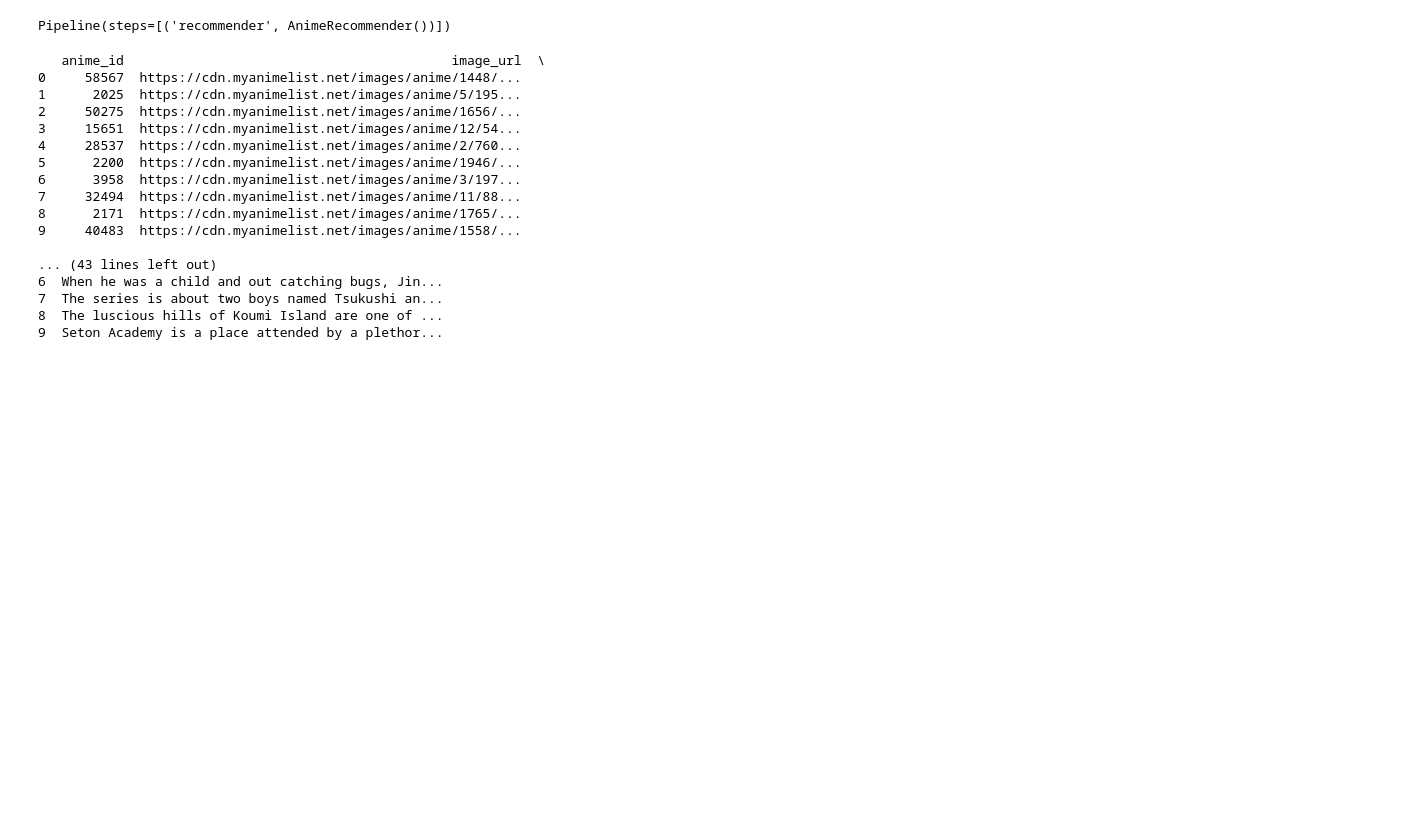
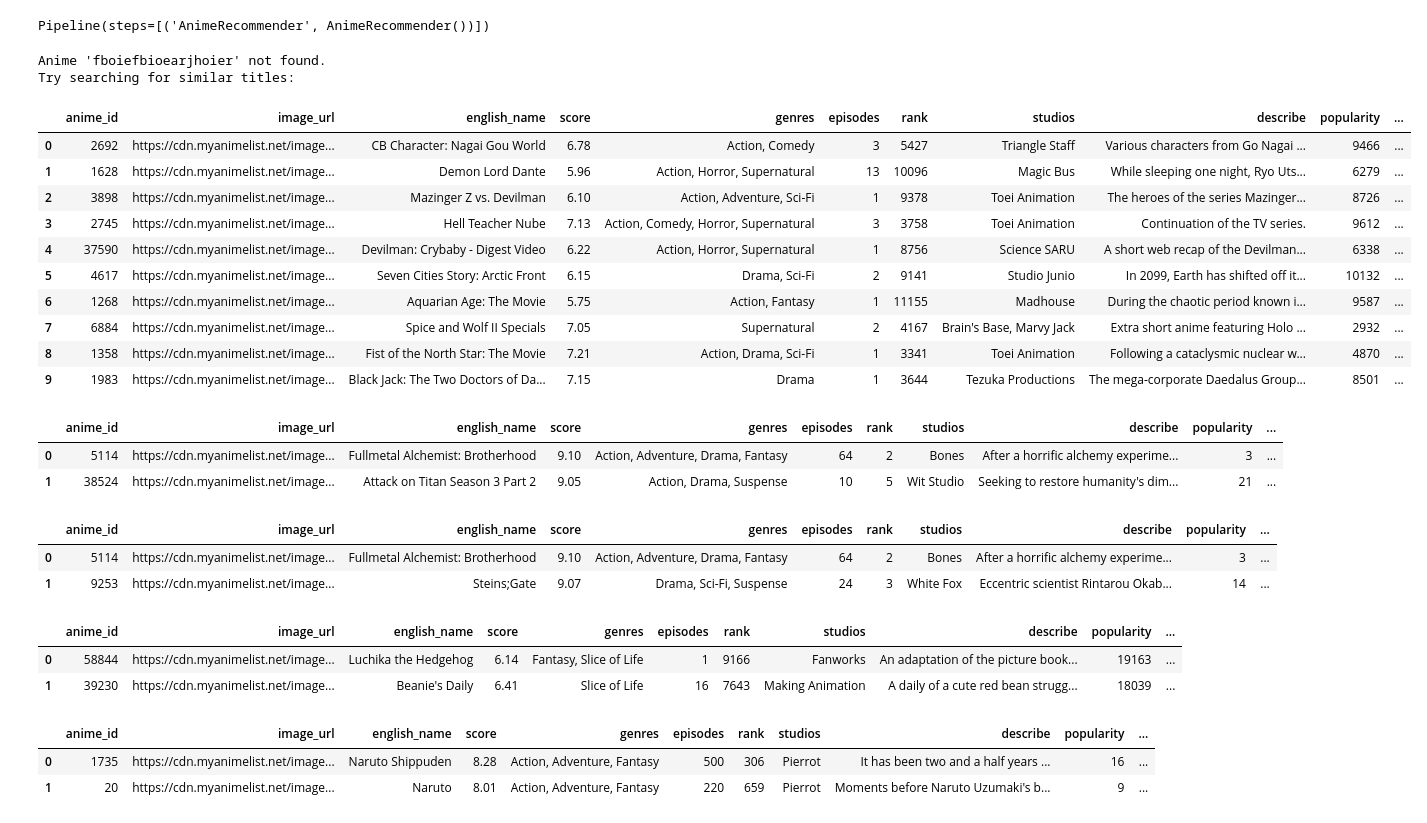
Before and after one commit to atul22g-dev/Anime-Recommendation-System-Model, a Jupyter notebook: model.ipynb, the cells around one changed output. Saved outputs shown, nothing was run; the diff lists cells and outputs as text; code cells hidden in the pictures; blank space fills up the shorter version.

Commit message:
create model

```diff
--- a/model.ipynb
+++ b/model.ipynb
@@ -82,39 +157,69 @@ class AnimeRecommender(BaseEstimator, TransformerMixin):
 # Step 3: Build Pipeline
 # --------------------------------------------------
 anime_pipeline = Pipeline([
-    ('recommender', AnimeRecommender())
+    ('AnimeRecommender', AnimeRecommender())
 ])
 
 # Fit the pipeline
 anime_pipeline.fit(df)
 # %% [output]
-Pipeline(steps=[('recommender', AnimeRecommender())])
+Pipeline(steps=[('AnimeRecommender', AnimeRecommender())])
 # %%
 # --------------------------------------------------
-# Step 4: Make a recommendation
+# Step 4: Test the model
 # --------------------------------------------------
-# Access the recommender step and call recommend
-recommender_model = anime_pipeline.named_steps['recommender']
-result = recommender_model.get_recommendations("solo leveling")
-print(result)
+# Get the recommender model
+recommender_model = anime_pipeline.named_steps['AnimeRecommender']
+
+#  Get recommendations  By Anime Name
+get_recommendations = recommender_model.get_recommendations("fboiefbioearjhoier")
+get_recommendations
 # %% [output]
-   anime_id                                          image_url  \
-0     58567  https://cdn.myanimelist.net/images/anime/1448/...
-1      2025  https://cdn.myanimelist.net/images/anime/5/195...
-2     50275  https://cdn.myanimelist.net/images/anime/1656/...
-3     15651  https://cdn.myanimelist.net/images/anime/12/54...
-4     28537  https://cdn.myanimelist.net/images/anime/2/760...
-5      2200  https://cdn.myanimelist.net/images/anime/1946/...
-6      3958  https://cdn.myanimelist.net/images/anime/3/197...
-7     32494  https://cdn.myanimelist.net/images/anime/11/88...
-8      2171  https://cdn.myanimelist.net/images/anime/1765/...
-9     40483  https://cdn.myanimelist.net/images/anime/1558/...
-
-... (43 lines left out)
-6  When he was a child and out catching bugs, Jin...
-7  The series is about two boys named Tsukushi an...
-8  The luscious hills of Koumi Island are one of ...
-9  Seton Academy is a place attended by a plethor...
+Anime 'fboiefbioearjhoier' not found.
+Try searching for similar titles:
+|  | anime_id | image_url | english_name | score | genres | episodes | rank | studios | describe | popularity | ... |
+| 0 | 2692 | https://cdn.myanimelist.net/image... | CB Character: Nagai Gou World | 6.78 | Action, Comedy | 3 | 5427 | Triangle Staff | Various characters from Go Nagai ... | 9466 | ... |
+| 1 | 1628 | https://cdn.myanimelist.net/image... | Demon Lord Dante | 5.96 | Action, Horror, Supernatural | 13 | 10096 | Magic Bus | While sleeping one night, Ryo Uts... | 6279 | ... |
+| 2 | 3898 | https://cdn.myanimelist.net/image... | Mazinger Z vs. Devilman | 6.10 | Action, Adventure, Sci-Fi | 1 | 9378 | Toei Animation | The heroes of the series Mazinger... | 8726 | ... |
+| 3 | 2745 | https://cdn.myanimelist.net/image... | Hell Teacher Nube | 7.13 | Action, Comedy, Horror, Supernatural | 3 | 3758 | Toei Animation | Continuation of the TV series. | 9612 | ... |
+| 4 | 37590 | https://cdn.myanimelist.net/image... | Devilman: Crybaby - Digest Video | 6.22 | Action, Horror, Supernatural | 1 | 8756 | Science SARU | A short web recap of the Devilman... | 6338 | ... |
+| 5 | 4617 | https://cdn.myanimelist.net/image... | Seven Cities Story: Arctic Front | 6.15 | Drama, Sci-Fi | 2 | 9141 | Studio Junio | In 2099, Earth has shifted off it... | 10132 | ... |
+| 6 | 1268 | https://cdn.myanimelist.net/image... | Aquarian Age: The Movie | 5.75 | Action, Fantasy | 1 | 11155 | Madhouse | During the chaotic period known i... | 9587 | ... |
+| 7 | 6884 | https://cdn.myanimelist.net/image... | Spice and Wolf II Specials | 7.05 | Supernatural | 2 | 4167 | Brain's Base, Marvy Jack | Extra short anime featuring Holo ... | 2932 | ... |
+| 8 | 1358 | https://cdn.myanimelist.net/image... | Fist of the North Star: The Movie | 7.21 | Action, Drama, Sci-Fi | 1 | 3341 | Toei Animation | Following a cataclysmic nuclear w... | 4870 | ... |
+| 9 | 1983 | https://cdn.myanimelist.net/image... | Black Jack: The Two Doctors of Da... | 7.15 | Drama | 1 | 3644 | Tezuka Productions | The mega-corporate Daedalus Group... | 8501 | ... |
+# %%
+# Get recommendations  By Genre
+get_recommendations_by_genre = recommender_model.get_recommendations_by_genre("action")
+get_recommendations_by_genre.head(2)
+# %% [output]
+|  | anime_id | image_url | english_name | score | genres | episodes | rank | studios | describe | popularity | ... |
+| 0 | 5114 | https://cdn.myanimelist.net/image... | Fullmetal Alchemist: Brotherhood | 9.10 | Action, Adventure, Drama, Fantasy | 64 | 2 | Bones | After a horrific alchemy experime... | 3 | ... |
+| 1 | 38524 | https://cdn.myanimelist.net/image... | Attack on Titan Season 3 Part 2 | 9.05 | Action, Drama, Suspense | 10 | 5 | Wit Studio | Seeking to restore humanity's dim... | 21 | ... |
+# %%
+# Get top rated anime
+get_top_rated_anime = recommender_model.get_top_rated_anime()
+get_top_rated_anime.head(2)
+# %% [output]
+|  | anime_id | image_url | english_name | score | genres | episodes | rank | studios | describe | popularity | ... |
+| 0 | 5114 | https://cdn.myanimelist.net/image... | Fullmetal Alchemist: Brotherhood | 9.10 | Action, Adventure, Drama, Fantasy | 64 | 2 | Bones | After a horrific alchemy experime... | 3 | ... |
+| 1 | 9253 | https://cdn.myanimelist.net/image... | Steins;Gate | 9.07 | Drama, Sci-Fi, Suspense | 24 | 3 | White Fox | Eccentric scientist Rintarou Okab... | 14 | ... |
+# %%
+# Get popular anime
+get_popular_anime = recommender_model.get_popular_anime()
+get_popular_anime.head(2)
+# %% [output]
+|  | anime_id | image_url | english_name | score | genres | episodes | rank | studios | describe | popularity | ... |
+| 0 | 58844 | https://cdn.myanimelist.net/image... | Luchika the Hedgehog | 6.14 | Fantasy, Slice of Life | 1 | 9166 | Fanworks | An adaptation of the picture book... | 19163 | ... |
+| 1 | 39230 | https://cdn.myanimelist.net/image... | Beanie's Daily | 6.41 | Slice of Life | 16 | 7643 | Making Animation | A daily of a cute red bean strugg... | 18039 | ... |
+# %%
+# Search anime
+search_anime = recommender_model.search_anime("naruto")
+search_anime.head(2)
+# %% [output]
+|  | anime_id | image_url | english_name | score | genres | episodes | rank | studios | describe | popularity | ... |
+| 0 | 1735 | https://cdn.myanimelist.net/image... | Naruto Shippuden | 8.28 | Action, Adventure, Fantasy | 500 | 306 | Pierrot | It has been two and a half years ... | 16 | ... |
+| 1 | 20 | https://cdn.myanimelist.net/image... | Naruto | 8.01 | Action, Adventure, Fantasy | 220 | 659 | Pierrot | Moments before Naruto Uzumaki's b... | 9 | ... |
 # %%
 # --------------------------------------------------
 # Step 5: Save the model
```
Also changed, not shown: parts of 1 cell of this notebook, 6 other files.
